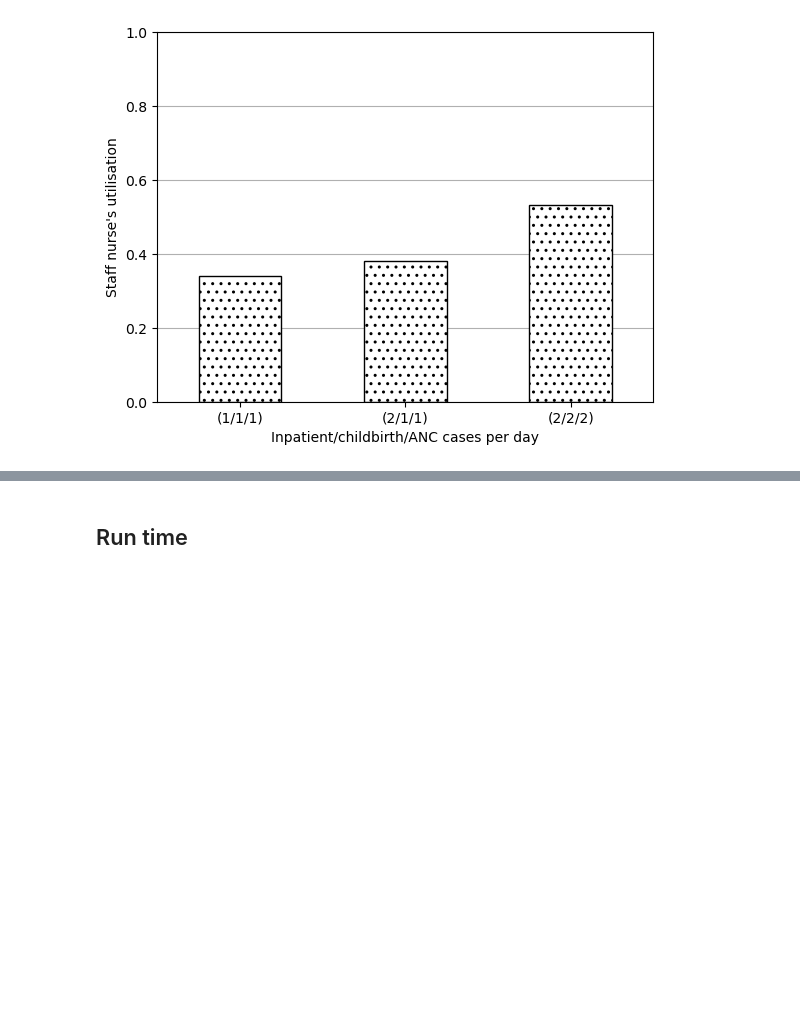
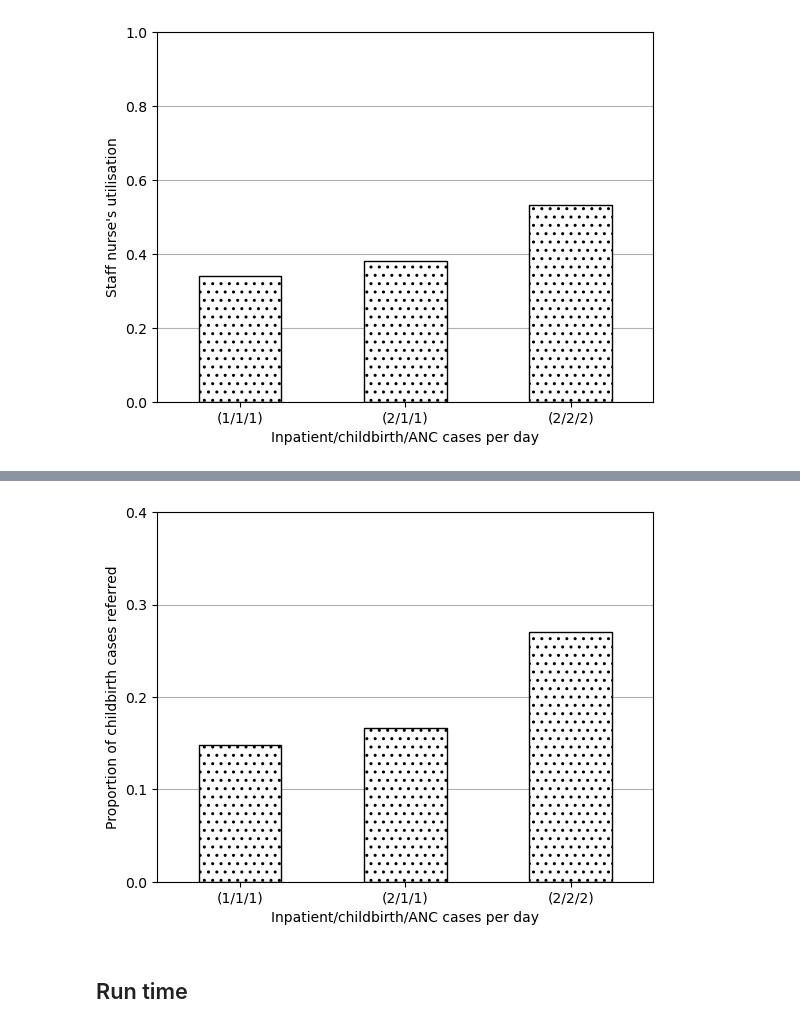
Before and after one commit to pythonhealthdatascience/stars-reproduce-shoaib-2022, a Jupyter notebook: reproduction/reproduce_fig3.ipynb, the cells around one changed output, grey strips where cells are left out. Drawn from its saved outputs; the diff is of its cells as text; code cells hidden in the pictures; blank space fills up the shorter version.

```diff
--- a/reproduction/reproduce_fig3.ipynb
+++ b/reproduction/reproduce_fig3.ipynb
@@ -262,3 +310,15 @@ plt.show()
+# %%
+ax = data_3d.plot.bar(edgecolor='black', color='white', hatch='..')
+plt.xlabel('Inpatient/childbirth/ANC cases per day')
+plt.ylabel('Proportion of childbirth cases referred')
+plt.yticks(np.arange(0, 0.5, 0.1))
+plt.xticks(rotation=0)
+ax.grid(axis='y')
+ax.set_axisbelow(True)
+plt.savefig(fig3d_path, bbox_inches='tight')
+plt.show()
+# %% [output]
+[figure, added]
 # %% [markdown]
 ## Run time
 # %%
```
Also changed, not shown: parts of 6 cells of this notebook, 3 other files.
